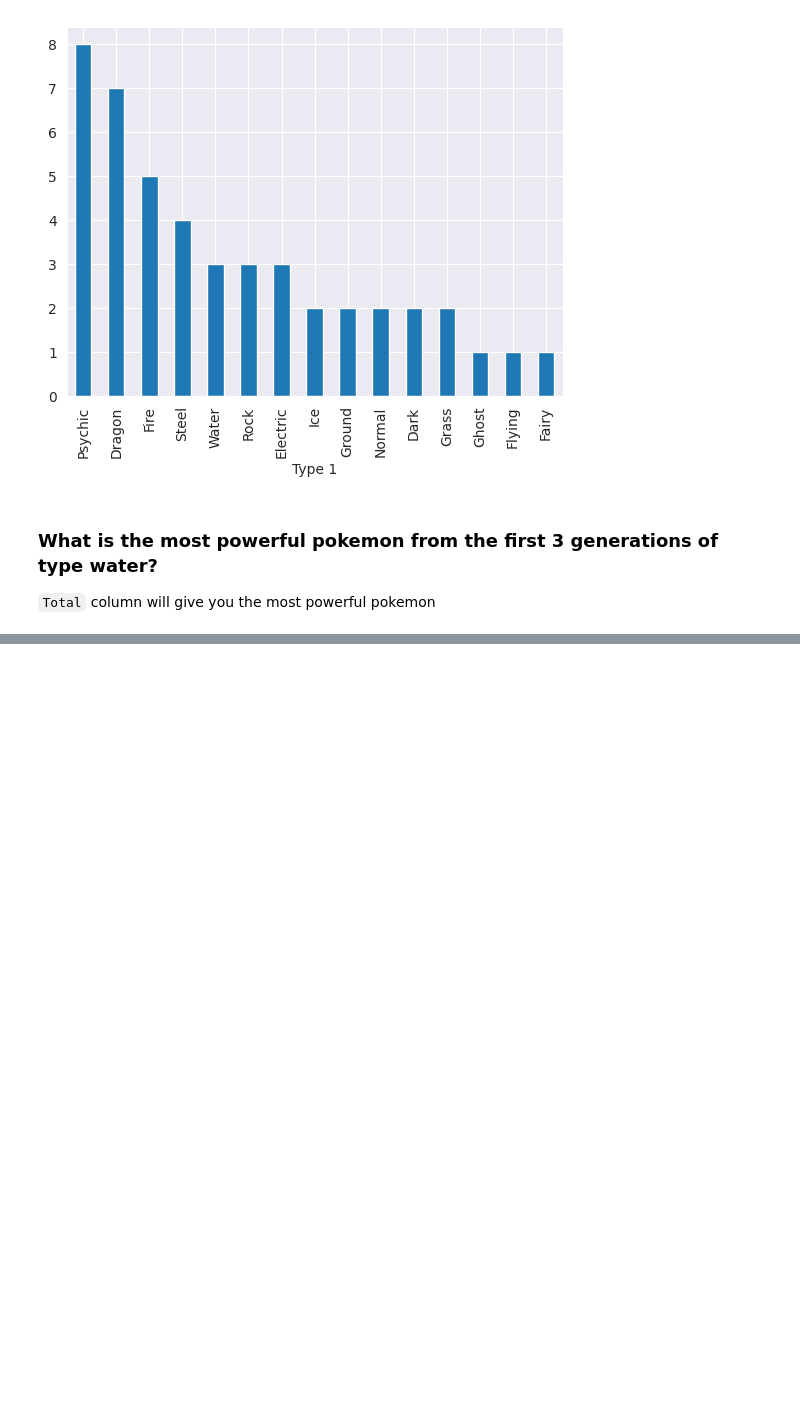
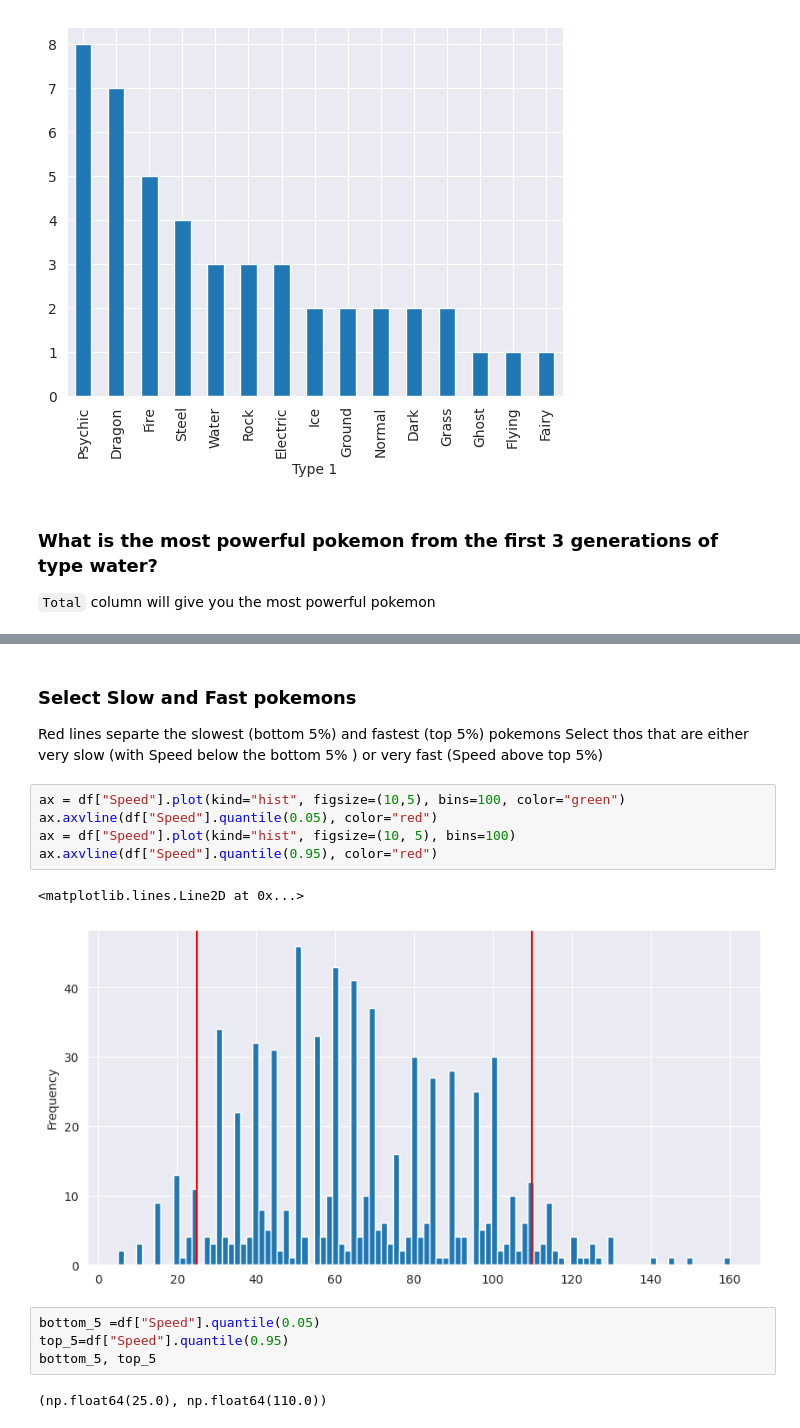
Before and after one commit to aldoSN003/DS_PROJECTS, a Jupyter notebook: 2. Pokemon/sample.ipynb, the cells around one changed output, grey strips where cells are left out. Cells and saved outputs as stored; diff of their text form; blank space fills up the shorter version.

```diff
--- a/2. Pokemon/sample.ipynb
+++ b/2. Pokemon/sample.ipynb
@@ -413,0 +554,18 @@ Name: count, dtype: int64
+# %% [markdown]
+### Select Slow and Fast pokemons
+Red lines separte the slowest (bottom 5%) and fastest (top 5%) pokemons
+Select thos that are either very slow (with Speed below the bottom 5% ) or very fast (Speed above top 5%)
+# %%
+ax = df["Speed"].plot(kind="hist", figsize=(10,5), bins=100, color="green")
+ax.axvline(df["Speed"].quantile(0.05), color="red")
+ax = df["Speed"].plot(kind="hist", figsize=(10, 5), bins=100)
+ax.axvline(df["Speed"].quantile(0.95), color="red")
+# %% [output]
+<matplotlib.lines.Line2D at 0x...>
+[figure, added]
+# %%
+bottom_5 =df["Speed"].quantile(0.05)
+top_5=df["Speed"].quantile(0.95)
+bottom_5, top_5
+# %% [output]
+(np.float64(25.0), np.float64(110.0))
```
Also changed, not shown: parts of 23 cells of this notebook, 3 other files.
